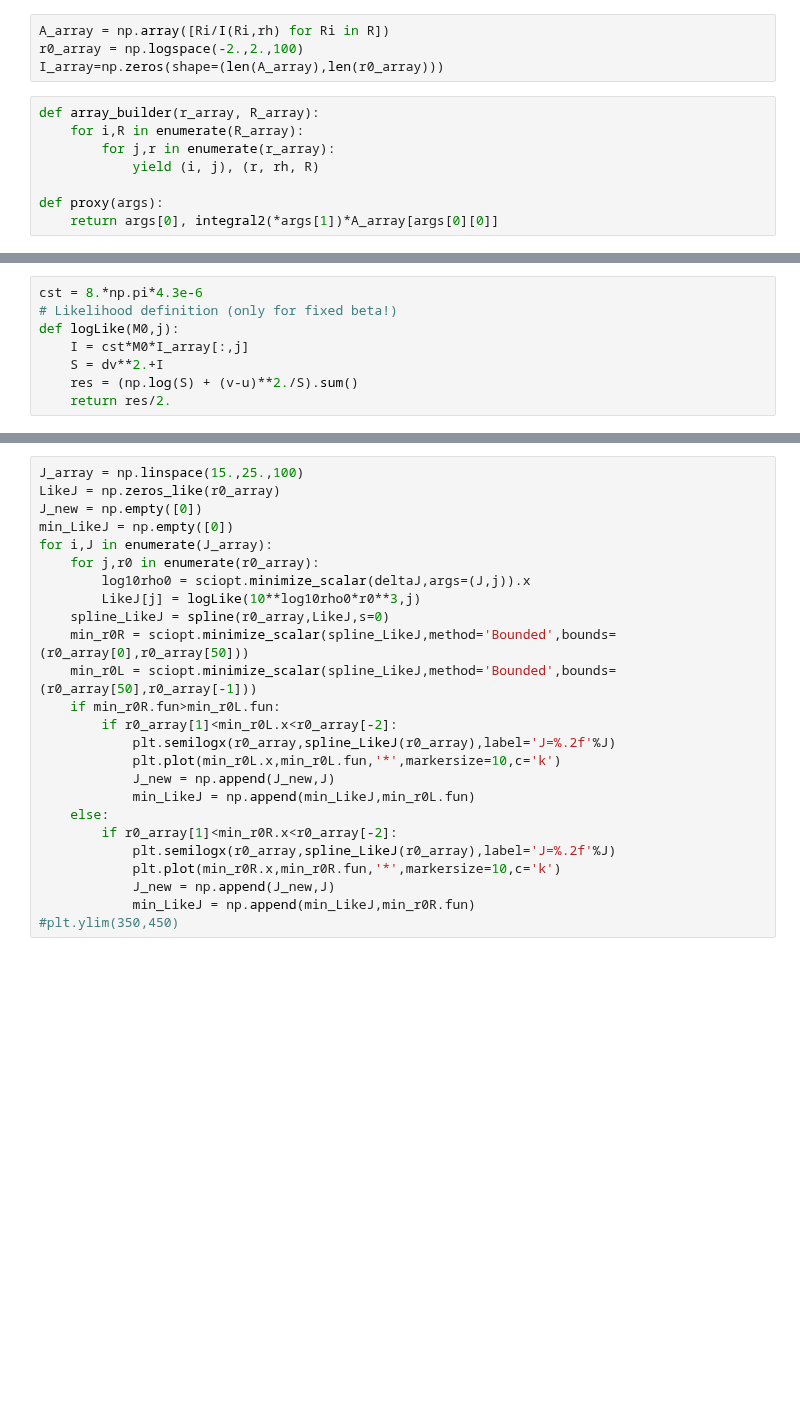
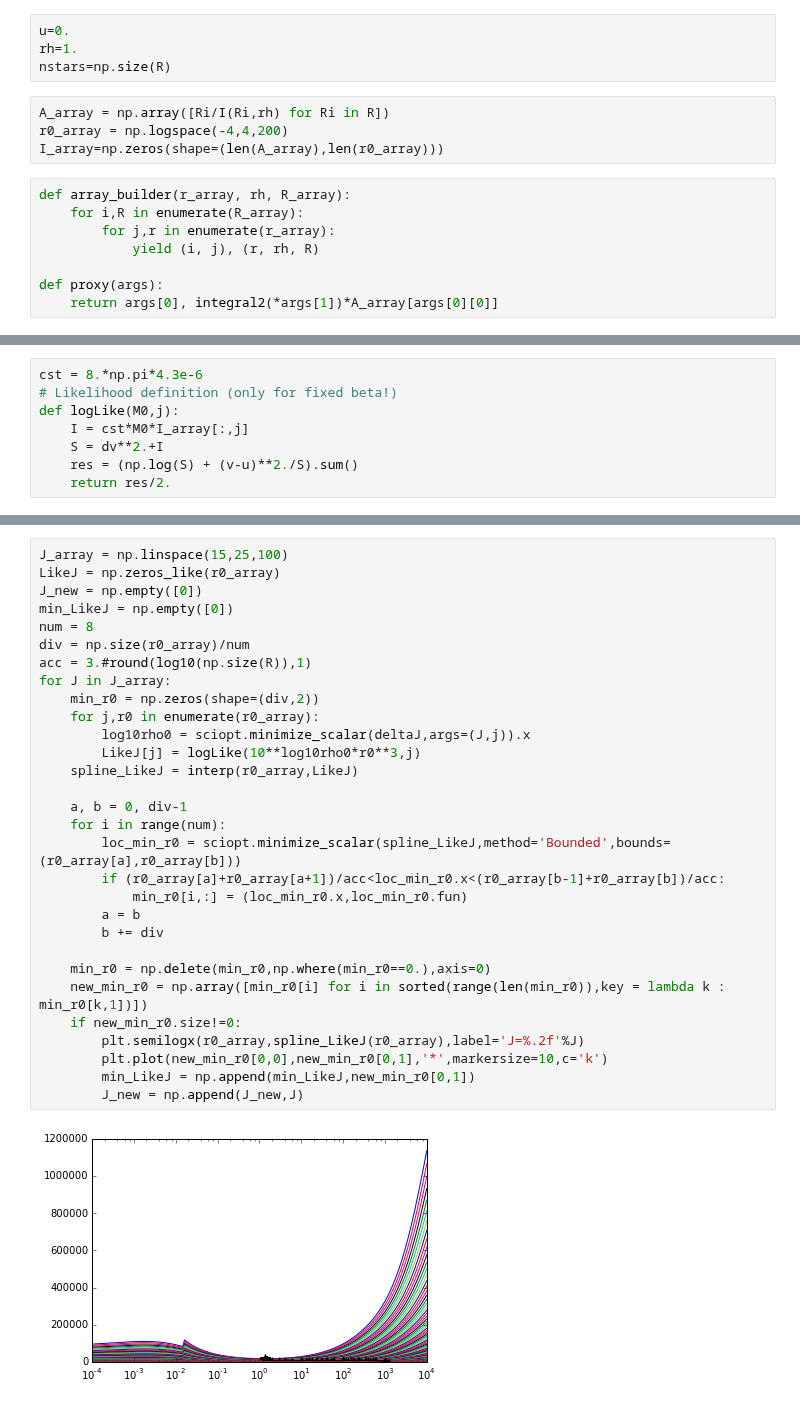
Before and after one commit to achiappo/FRESKA, a Jupyter notebook: simulation.ipynb, the cells around one changed output, grey strips where cells are left out. Saved outputs shown, nothing was run; the diff lists cells and outputs as text; blank space fills up the shorter version.

```diff
--- a/simulation.ipynb
+++ b/simulation.ipynb
@@ -84,9 +74,13 @@ else:
+# %%
+u=0.
+rh=1.
+nstars=np.size(R)
 # %%
 A_array = np.array([Ri/I(Ri,rh) for Ri in R])
-r0_array = np.logspace(-2.,2.,100)
+r0_array = np.logspace(-4,4,200)
 I_array=np.zeros(shape=(len(A_array),len(r0_array)))
 # %%
-def array_builder(r_array, R_array):
+def array_builder(r_array, rh, R_array):
     for i,R in enumerate(R_array):
         for j,r in enumerate(r_array):
             yield (i, j), (r, rh, R)
@@ -116,26 +120,33 @@ def deltaJ(log10rho0,log10J,j):
 # %%
-J_array = np.linspace(15.,25.,100)
+J_array = np.linspace(15,25,100)
 LikeJ = np.zeros_like(r0_array)
 J_new = np.empty([0])
 min_LikeJ = np.empty([0])
-for i,J in enumerate(J_array):
+num = 8
+div = np.size(r0_array)/num
+acc = 3.#round(log10(np.size(R)),1)
+for J in J_array:
+    min_r0 = np.zeros(shape=(div,2))
     for j,r0 in enumerate(r0_array):
         log10rho0 = sciopt.minimize_scalar(deltaJ,args=(J,j)).x
         LikeJ[j] = logLike(10**log10rho0*r0**3,j)
-    spline_LikeJ = spline(r0_array,LikeJ,s=0)
-    min_r0R = sciopt.minimize_scalar(spline_LikeJ,method='Bounded',bounds=(r0_array[0],r0_array[50]))
-    min_r0L = sciopt.minimize_scalar(spline_LikeJ,method='Bounded',bounds=(r0_array[50],r0_array[-1]))
-    if min_r0R.fun>min_r0L.fun:
-        if r0_array[1]<min_r0L.x<r0_array[-2]:
-            plt.semilogx(r0_array,spline_LikeJ(r0_array),label='J=%.2f'%J)
-            plt.plot(min_r0L.x,min_r0L.fun,'*',markersize=10,c='k')
-            J_new = np.append(J_new,J)
-            min_LikeJ = np.append(min_LikeJ,min_r0L.fun)
-    else:
-        if r0_array[1]<min_r0R.x<r0_array[-2]:
-            plt.semilogx(r0_array,spline_LikeJ(r0_array),label='J=%.2f'%J)
-            plt.plot(min_r0R.x,min_r0R.fun,'*',markersize=10,c='k')
-            J_new = np.append(J_new,J)
-            min_LikeJ = np.append(min_LikeJ,min_r0R.fun)
-#plt.ylim(350,450)
+    spline_LikeJ = interp(r0_array,LikeJ)
+
+    a, b = 0, div-1
+    for i in range(num):
+        loc_min_r0 = sciopt.minimize_scalar(spline_LikeJ,method='Bounded',bounds=(r0_array[a],r0_array[b]))
+        if (r0_array[a]+r0_array[a+1])/acc<loc_min_r0.x<(r0_array[b-1]+r0_array[b])/acc:
+            min_r0[i,:] = (loc_min_r0.x,loc_min_r0.fun)
+        a = b
+        b += div
+
+    min_r0 = np.delete(min_r0,np.where(min_r0==0.),axis=0)
+    new_min_r0 = np.array([min_r0[i] for i in sorted(range(len(min_r0)),key = lambda k : min_r0[k,1])])
+    if new_min_r0.size!=0:
+        plt.semilogx(r0_array,spline_LikeJ(r0_array),label='J=%.2f'%J)
+        plt.plot(new_min_r0[0,0],new_min_r0[0,1],'*',markersize=10,c='k')
+        min_LikeJ = np.append(min_LikeJ,new_min_r0[0,1])
+        J_new = np.append(J_new,J)
+# %% [output]
+[figure, added]
 # %%
```
Also changed, not shown: parts of 14 cells of this notebook.
